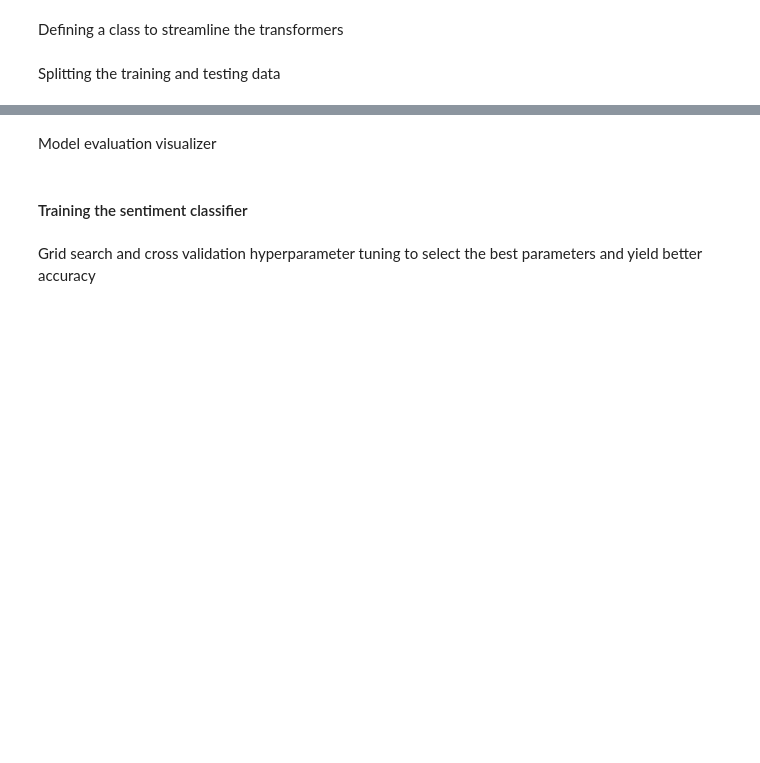
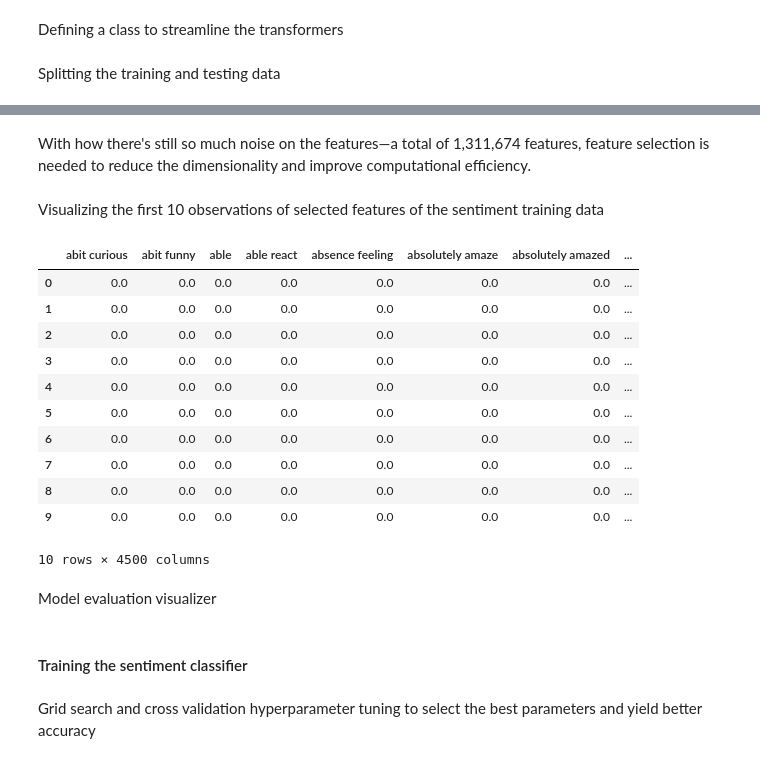
Before and after one commit to hyoaru/anonalyze-process, a Jupyter notebook: models/sentiment-emotion-classification/model-training-process.ipynb, the cells around one changed output, grey strips where cells are left out. Saved outputs shown, nothing was run; the diff lists cells and outputs as text; code cells hidden in the pictures; blank space fills up the shorter version.

```diff
--- a/models/sentiment-emotion-classification/model-training-process.ipynb
+++ b/models/sentiment-emotion-classification/model-training-process.ipynb
@@ -455,4 +431,0 @@ Visualizing the first 10 observations of selected features of the sentiment trai
-# %%
-pd.DataFrame(
-  selector_sentiment.fit_transform(vectorizer.transform(x_sentiment_train), y_sentiment_train)[:10].toarray(),
-  columns=np.array(vectorizer.get_feature_names_out())[np.array(selector.get_support())], )
@@ -535,3 +514,24 @@ x_emotion_test_selected = (
+# %% [markdown]
+With how there's still so much noise on the features—a total of 1,311,674 features, feature selection is needed to reduce the dimensionality and improve computational efficiency.
+# %% [markdown]
+Visualizing the first 10 observations of selected features of the sentiment training data
+# %%
+pd.DataFrame(
+  selector_sentiment.transform(vectorizer.transform(x_sentiment_train))[:10].toarray(),
+  columns=np.array(vectorizer.get_feature_names_out())[np.array(selector_sentiment.get_support())], )
+# %% [output]
+|  | abit curious | abit funny | able | able react | absence feeling | absolutely amaze | absolutely amazed | ... |
+| 0 | 0.0 | 0.0 | 0.0 | 0.0 | 0.0 | 0.0 | 0.0 | ... |
+| 1 | 0.0 | 0.0 | 0.0 | 0.0 | 0.0 | 0.0 | 0.0 | ... |
+| 2 | 0.0 | 0.0 | 0.0 | 0.0 | 0.0 | 0.0 | 0.0 | ... |
+| 3 | 0.0 | 0.0 | 0.0 | 0.0 | 0.0 | 0.0 | 0.0 | ... |
+| 4 | 0.0 | 0.0 | 0.0 | 0.0 | 0.0 | 0.0 | 0.0 | ... |
+| 5 | 0.0 | 0.0 | 0.0 | 0.0 | 0.0 | 0.0 | 0.0 | ... |
+| 6 | 0.0 | 0.0 | 0.0 | 0.0 | 0.0 | 0.0 | 0.0 | ... |
+| 7 | 0.0 | 0.0 | 0.0 | 0.0 | 0.0 | 0.0 | 0.0 | ... |
+| 8 | 0.0 | 0.0 | 0.0 | 0.0 | 0.0 | 0.0 | 0.0 | ... |
+| 9 | 0.0 | 0.0 | 0.0 | 0.0 | 0.0 | 0.0 | 0.0 | ... |
+10 rows × 4500 columns
 # %% [markdown]
 Model evaluation visualizer
 # %%
```
Also changed, not shown: parts of 7 cells of this notebook, 1 other file.
